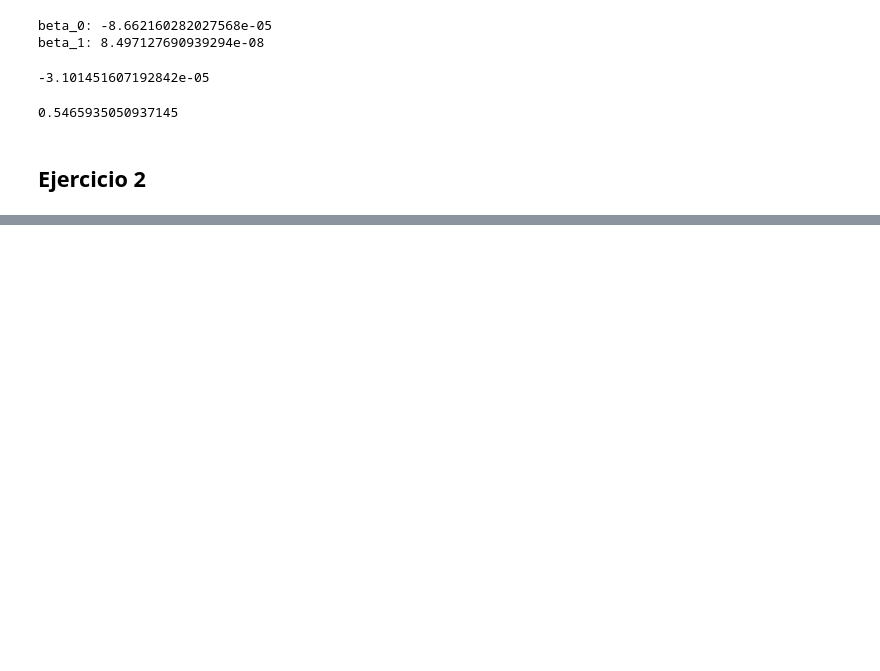
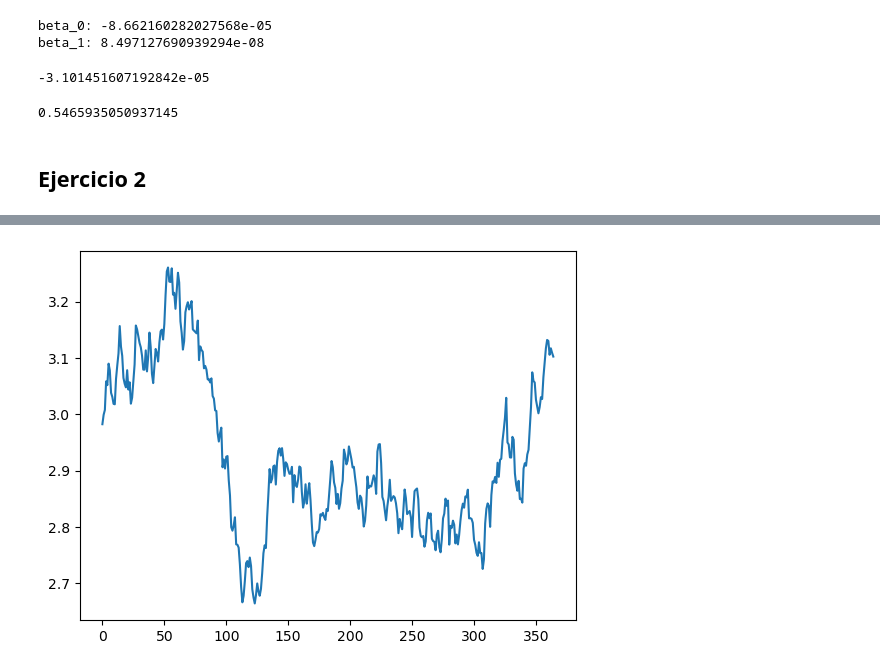
Before and after one commit to catadolhare/tp1_aplicaciones_cauzzo_dolhare_ekes_squillari, a Jupyter notebook: tp1.ipynb, the cells around one changed output, grey strips where cells are left out. Saved outputs shown, nothing was run; the diff lists cells and outputs as text; code cells hidden in the pictures; blank space fills up the shorter version.

```diff
--- a/tp1.ipynb
+++ b/tp1.ipynb
@@ -126,0 +167,8 @@ for i in range(1, 365):
+# %%
+#Viento en molino norte
+S_norte = (S+D)/2
+
+plt.plot(S_norte)
+plt.show()
+# %% [output]
+[figure, added]
```
Also changed, not shown: parts of 6 cells of this notebook.
